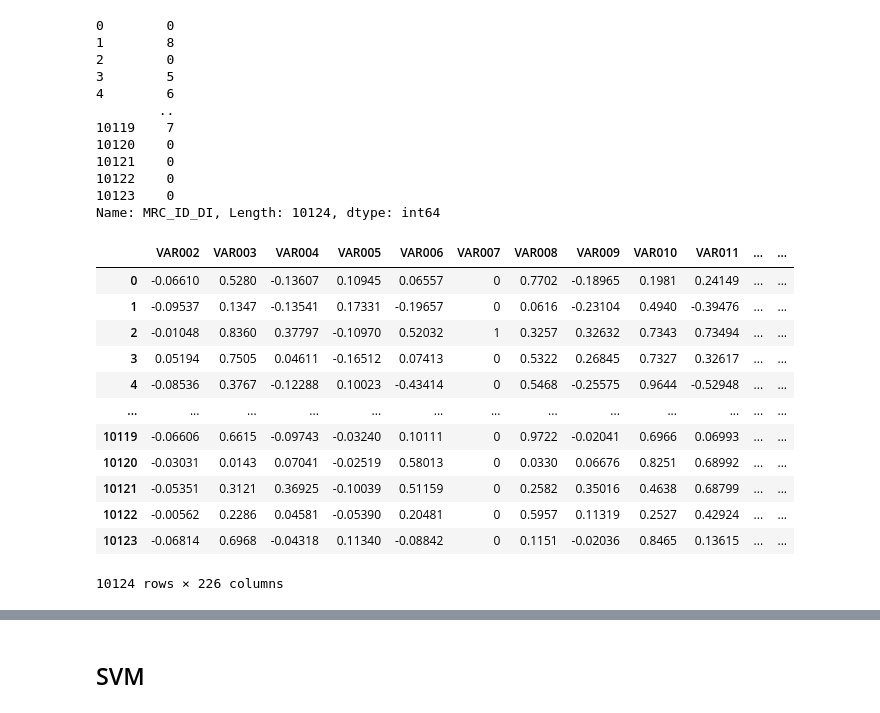
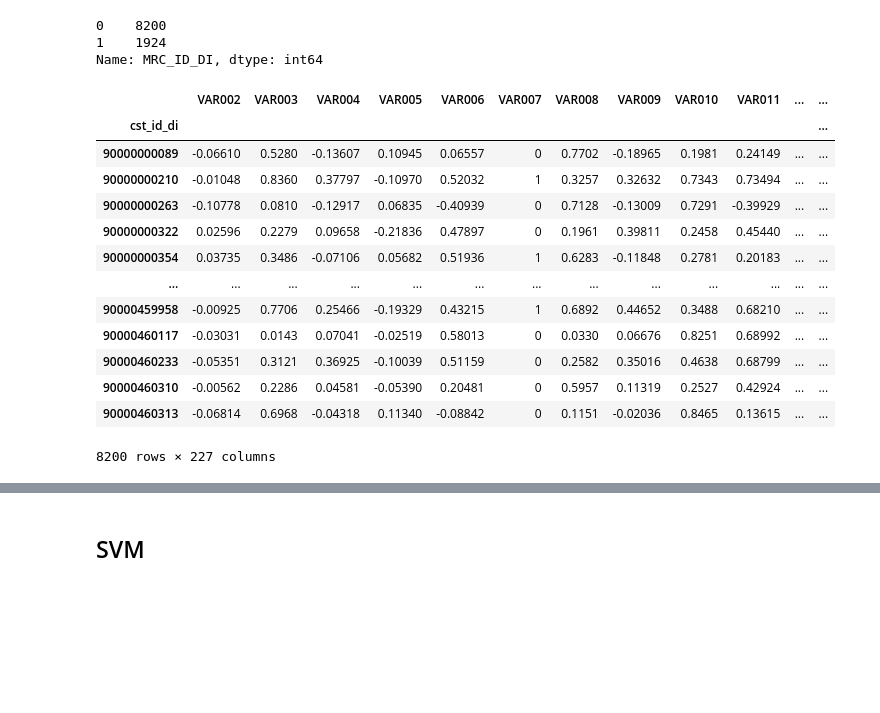
Before and after one commit to scdc2020-cck/scdc2020-cck, a Jupyter notebook: je_model.ipynb, the cells around one changed output, grey strips where cells are left out. Drawn from its saved outputs; the diff is of its cells as text; code cells hidden in the pictures; blank space fills up the shorter version.

```diff
--- a/je_model.ipynb
+++ b/je_model.ipynb
@@ -56,31 +191,24 @@ df.loc[:,'VAR002':]
-# %%
-df.iloc[:,1]
-# %% [output]
-0        0
-1        8
-2        0
-3        5
-4        6
-        ..
-10119    7
-10120    0
-10121    0
-10122    0
-10123    0
-Name: MRC_ID_DI, Length: 10124, dtype: int64
-# %%
-df.iloc[:,2:]
-# %% [output]
-|  | VAR002 | VAR003 | VAR004 | VAR005 | VAR006 | VAR007 | VAR008 | VAR009 | VAR010 | VAR011 | ... | ... |
-| 0 | -0.06610 | 0.5280 | -0.13607 | 0.10945 | 0.06557 | 0 | 0.7702 | -0.18965 | 0.1981 | 0.24149 | ... | ... |
-| 1 | -0.09537 | 0.1347 | -0.13541 | 0.17331 | -0.19657 | 0 | 0.0616 | -0.23104 | 0.4940 | -0.39476 | ... | ... |
-| 2 | -0.01048 | 0.8360 | 0.37797 | -0.10970 | 0.52032 | 1 | 0.3257 | 0.32632 | 0.7343 | 0.73494 | ... | ... |
-| 3 | 0.05194 | 0.7505 | 0.04611 | -0.16512 | 0.07413 | 0 | 0.5322 | 0.26845 | 0.7327 | 0.32617 | ... | ... |
-| 4 | -0.08536 | 0.3767 | -0.12288 | 0.10023 | -0.43414 | 0 | 0.5468 | -0.25575 | 0.9644 | -0.52948 | ... | ... |
-| ... | ... | ... | ... | ... | ... | ... | ... | ... | ... | ... | ... | ... |
-| 10119 | -0.06606 | 0.6615 | -0.09743 | -0.03240 | 0.10111 | 0 | 0.9722 | -0.02041 | 0.6966 | 0.06993 | ... | ... |
-| 10120 | -0.03031 | 0.0143 | 0.07041 | -0.02519 | 0.58013 | 0 | 0.0330 | 0.06676 | 0.8251 | 0.68992 | ... | ... |
-| 10121 | -0.05351 | 0.3121 | 0.36925 | -0.10039 | 0.51159 | 0 | 0.2582 | 0.35016 | 0.4638 | 0.68799 | ... | ... |
-| 10122 | -0.00562 | 0.2286 | 0.04581 | -0.05390 | 0.20481 | 0 | 0.5957 | 0.11319 | 0.2527 | 0.42924 | ... | ... |
-| 10123 | -0.06814 | 0.6968 | -0.04318 | 0.11340 | -0.08842 | 0 | 0.1151 | -0.02036 | 0.8465 | 0.13615 | ... | ... |
-10124 rows × 226 columns
+# %%
+print(df['MRC_ID_DI'].value_counts())
+# %% [output]
+0    8200
+1    1924
+Name: MRC_ID_DI, dtype: int64
+# %%
+df_0=df[df['MRC_ID_DI']==0]
+df_0
+# %% [output]
+|  | VAR002 | VAR003 | VAR004 | VAR005 | VAR006 | VAR007 | VAR008 | VAR009 | VAR010 | VAR011 | ... | ... |
+| cst_id_di |  |  |  |  |  |  |  |  |  |  |  | ... |
+| 90000000089 | -0.06610 | 0.5280 | -0.13607 | 0.10945 | 0.06557 | 0 | 0.7702 | -0.18965 | 0.1981 | 0.24149 | ... | ... |
+| 90000000210 | -0.01048 | 0.8360 | 0.37797 | -0.10970 | 0.52032 | 1 | 0.3257 | 0.32632 | 0.7343 | 0.73494 | ... | ... |
+| 90000000263 | -0.10778 | 0.0810 | -0.12917 | 0.06835 | -0.40939 | 0 | 0.7128 | -0.13009 | 0.7291 | -0.39929 | ... | ... |
+| 90000000322 | 0.02596 | 0.2279 | 0.09658 | -0.21836 | 0.47897 | 0 | 0.1961 | 0.39811 | 0.2458 | 0.45440 | ... | ... |
+| 90000000354 | 0.03735 | 0.3486 | -0.07106 | 0.05682 | 0.51936 | 1 | 0.6283 | -0.11848 | 0.2781 | 0.20183 | ... | ... |
+| ... | ... | ... | ... | ... | ... | ... | ... | ... | ... | ... | ... | ... |
+| 90000459958 | -0.00925 | 0.7706 | 0.25466 | -0.19329 | 0.43215 | 1 | 0.6892 | 0.44652 | 0.3488 | 0.68210 | ... | ... |
+| 90000460117 | -0.03031 | 0.0143 | 0.07041 | -0.02519 | 0.58013 | 0 | 0.0330 | 0.06676 | 0.8251 | 0.68992 | ... | ... |
+| 90000460233 | -0.05351 | 0.3121 | 0.36925 | -0.10039 | 0.51159 | 0 | 0.2582 | 0.35016 | 0.4638 | 0.68799 | ... | ... |
+| 90000460310 | -0.00562 | 0.2286 | 0.04581 | -0.05390 | 0.20481 | 0 | 0.5957 | 0.11319 | 0.2527 | 0.42924 | ... | ... |
+| 90000460313 | -0.06814 | 0.6968 | -0.04318 | 0.11340 | -0.08842 | 0 | 0.1151 | -0.02036 | 0.8465 | 0.13615 | ... | ... |
+8200 rows × 227 columns
```
Also changed, not shown: parts of 112 cells of this notebook.
